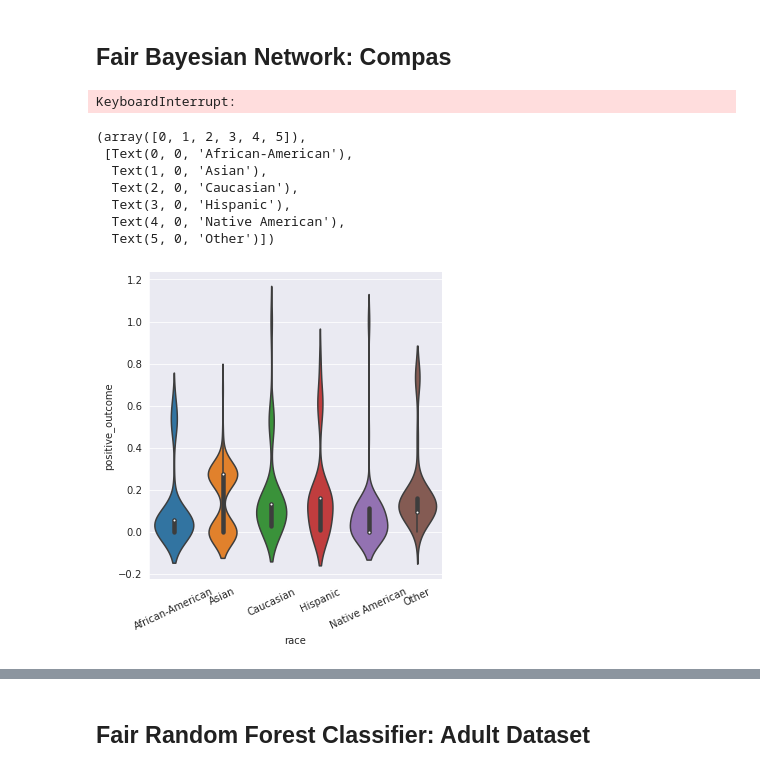
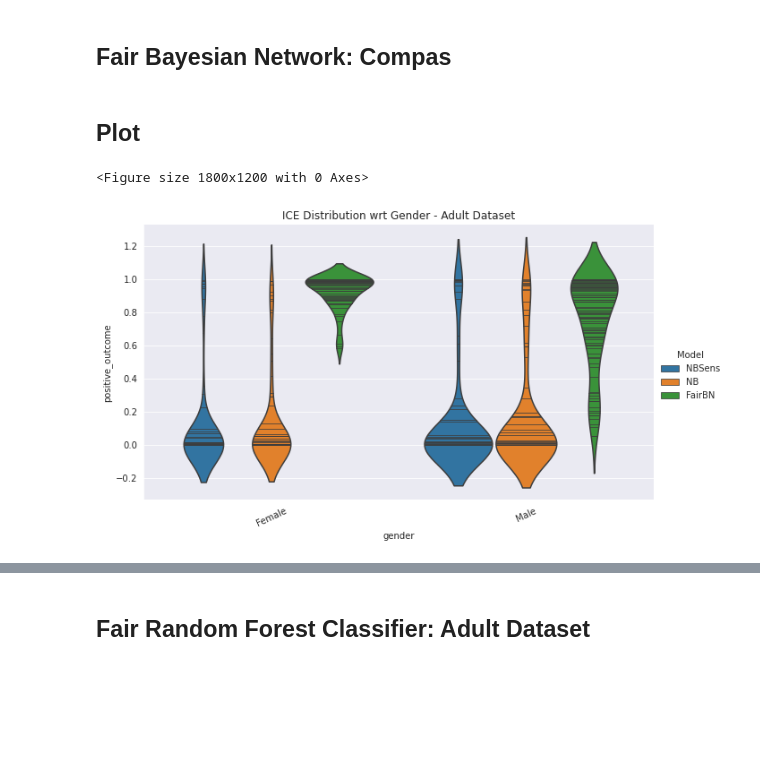
Before and after one commit to bcwein/Forseti, a Jupyter notebook: notebooks/local-agnostic.ipynb, the cells around one changed output, grey strips where cells are left out. Cells and saved outputs as stored; diff of their text form; code cells hidden in the pictures; blank space fills up the shorter version.

```diff
--- a/notebooks/local-agnostic.ipynb
+++ b/notebooks/local-agnostic.ipynb
@@ -75,11 +51,10 @@ model.train(
     'NB'
 )
 
-df = model.ICE('gender', samples=100)
-sns.catplot(
-    x='gender',
-    y='positive_outcome',
-    data=df,
-    kind=kind
-)
-plt.xticks(rotation=25)
+tmp = model.ICE('gender', samples=100)
+tmp['Model'] = 'NB'
+genderadult = genderadult.append(tmp, ignore_index=True)
+
+tmp = model.ICE('race', samples=100)
+tmp['Model'] = 'NB'
+raceadult = raceadult.append(tmp, ignore_index=True)
@@ -229 +125,5 @@ plt.xticks(rotation=25)
+# %%
+tmp = clf.ICE('gender', samples=100)
+tmp['Model'] = 'FairBN'
+genderadult = genderadult.append(tmp, ignore_index=True)
 # %%
@@ -259,29 +134,0 @@ clf.fit()
-# %%
-df = clf.ICE('sex', samples=100)
-sns.catplot(
-    x='sex',
-    y='positive_outcome',
-    data=df,
-    kind=kind
-)
-plt.xticks(rotation=25)
-# %% [output]
-KeyboardInterrupt:
-# %%
-df = clf.ICE('race', samples=100)
-sns.catplot(
-    x='race',
-    y='positive_outcome',
-    data=df,
-    kind=kind
-)
-plt.xticks(rotation=25)
-# %% [output]
-(array([0, 1, 2, 3, 4, 5]),
- [Text(0, 0, 'African-American'),
-  Text(1, 0, 'Asian'),
-  Text(2, 0, 'Caucasian'),
-  Text(3, 0, 'Hispanic'),
-  Text(4, 0, 'Native American'),
-  Text(5, 0, 'Other')])
-[figure, removed]
@@ -287,0 +154,24 @@ plt.xticks(rotation=25)
+# %% [markdown]
+## Plot
+# %%
+plt.figure(dpi=300)
+
+sns.catplot(
+    x='gender',
+    y='positive_outcome',
+    data=genderadult,
+    kind=kind,
+    inner='stick',
+    hue='Model',
+    aspect=16/9
+)
+
+plt.title('ICE Distribution wrt Gender - Adult Dataset')
+plt.xticks(rotation=25)
+plt.savefig(
+    'figures/ICEdistgender-adult.png',
+    bbox_inches = 'tight'
+)
+# %% [output]
+<Figure size 1800x1200 with 0 Axes>
+[figure, added]
```
Also changed, not shown: parts of 19 cells of this notebook, 18 other files.
